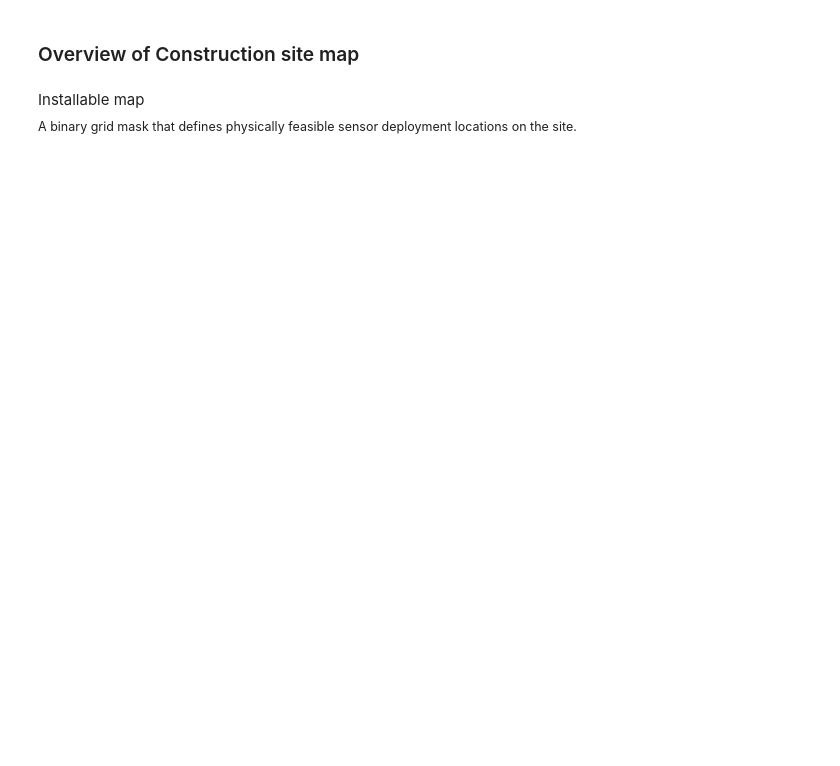
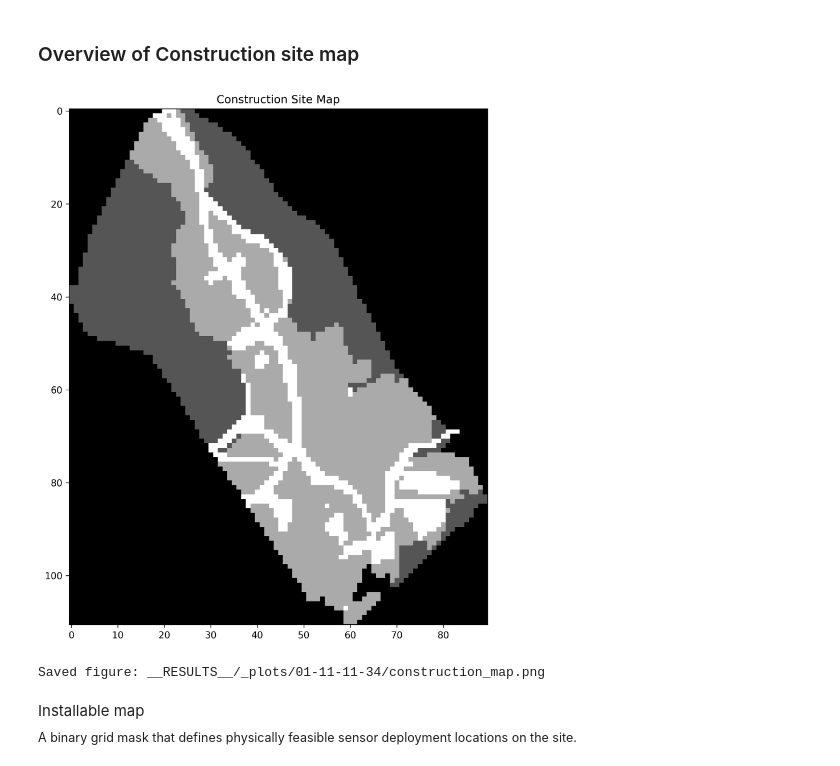
Before and after one commit to yutakseo/SensorDeployment_Optimizer, a Jupyter notebook: main.ipynb, the cells around one changed output. Cells and saved outputs as stored; diff of their text form; code cells hidden in the pictures; blank space fills up the shorter version.

```diff
--- a/main.ipynb
+++ b/main.ipynb
@@ -6,13 +6,16 @@ from Tools.PlotTools import VisualTool
 from Tools.MapLoader import MapLoader
 from Tools.Mask import layer_map
 # %%
-vis=VisualTool(show=True, size=(5,5), save=False)
+vis=VisualTool(show=True, size=(10,10), save=True, dpi=300, save_dir="__RESULTS__/_plots")
 # %% [markdown]
 ### Overview of Construction site map
 # %%
-map=MapLoader().load("seocho.crop2")
+map=MapLoader().load("gangjin.crop1")
 # %%
-vis.showJetMap(map_data=map, title="Construction Site Map")
+vis.showMap(map_data=map, title="Construction Site Map", cmap='gray', filename="construction_map")
+# %% [output]
+[figure, added]
+Saved figure: __RESULTS__/_plots/01-11-11-34/construction_map.png
 # %% [markdown]
 Installable map
 <br><sub> A binary grid mask that defines physically feasible sensor deployment locations on the site. </sub>
```
Also changed, not shown: parts of 9 cells of this notebook, 2 other files.
